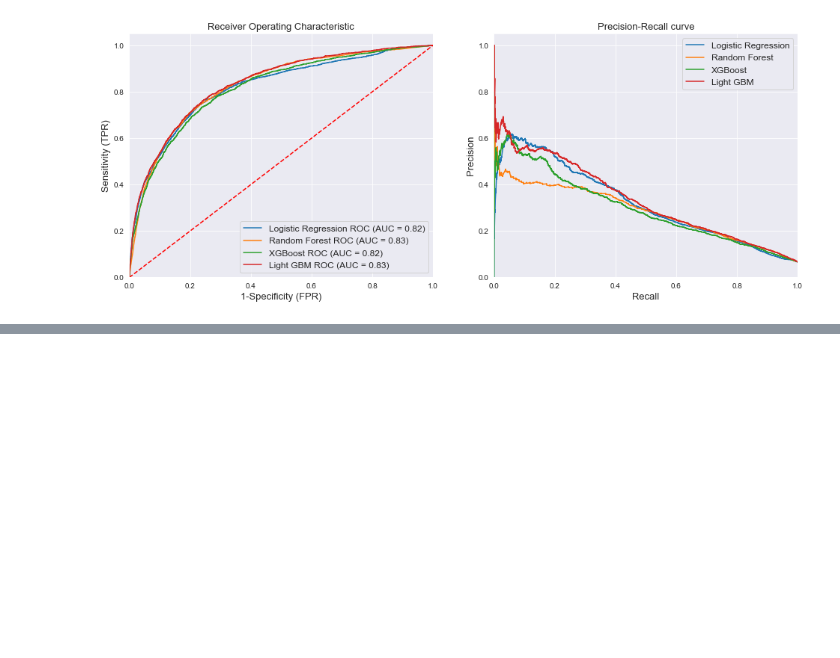
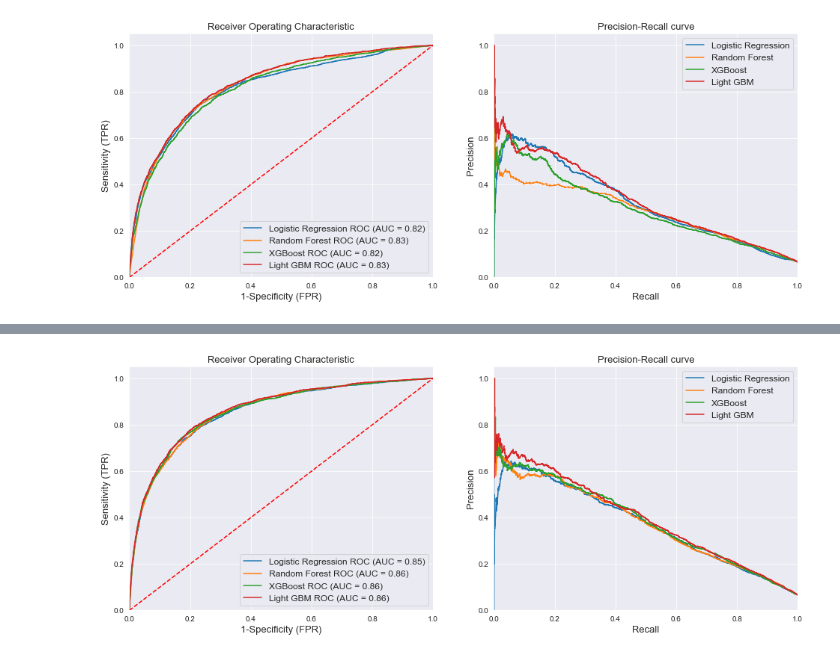
Before and after one commit to Satyendra-Mishra/Projects, a Jupyter notebook: Credit_card_default_prediction_ML/Credit_card_default_ML.ipynb, the cells around one changed output, grey strips where cells are left out. Drawn from its saved outputs; the diff is of its cells as text; code cells hidden in the pictures; blank space fills up the shorter version.

Commit message:
Hyperparameter Tuning of models

```diff
--- a/Credit_card_default_prediction_ML/Credit_card_default_ML.ipynb
+++ b/Credit_card_default_prediction_ML/Credit_card_default_ML.ipynb
@@ -1168,0 +1232,20 @@ plt.show();
+# %%
+clf_dict_balanced = {
+    'Logistic Regression' : LogisticRegression(random_state = 125, max_iter = 2000),
+    'Random Forest': RandomForestClassifier(random_state = 125),
+    'XGBoost': XGBClassifier(random_state = 125),
+    'Light GBM' : LGBMClassifier(random_state = 125)
+}
+
+
+tuned_models = {}
+tuned_models_metrics = {}
+# %%
+# Hyperparameter tuning of Logistic Regression model
+params_grid_logit = {
+            'C' : np.logspace(-2, 2, 10),
+            'class_weight' : [{0:1, 1:12},{0:1, 1:15}]
+        }
+
+tuned_models['Logistic Regression'] = fit_grid_search(clf_dict_balanced['Logistic Regression'],
+                                                        Xs_train_org, y_train, params_grid_logit)
@@ -1168,0 +1267,6 @@ plt.show();
+# %%
+for key in clf_dict_balanced.keys():
+    if key.lower() == 'logistic regression':
+        continue
+    else:
+        tuned_models[key] = hyperparameter_tuning(clf_dict_balanced[key], Xs_train_org, y_train)
@@ -1168,0 +1287,2 @@ plt.show();
+# %%
+tuned_models_fitted, tuned_models_metrics = evaluate_clf(tuned_models, Xs_train_org, Xs_val_org, y_train, y_val)
@@ -1168,0 +1322,5 @@ plt.show();
+# %%
+plot_metrics_multiple(tuned_models_fitted, Xs_val_org, y_val.to_numpy())
+plt.show();
+# %% [output]
+[figure, added]
```
Also changed, not shown: parts of 7 cells of this notebook.
